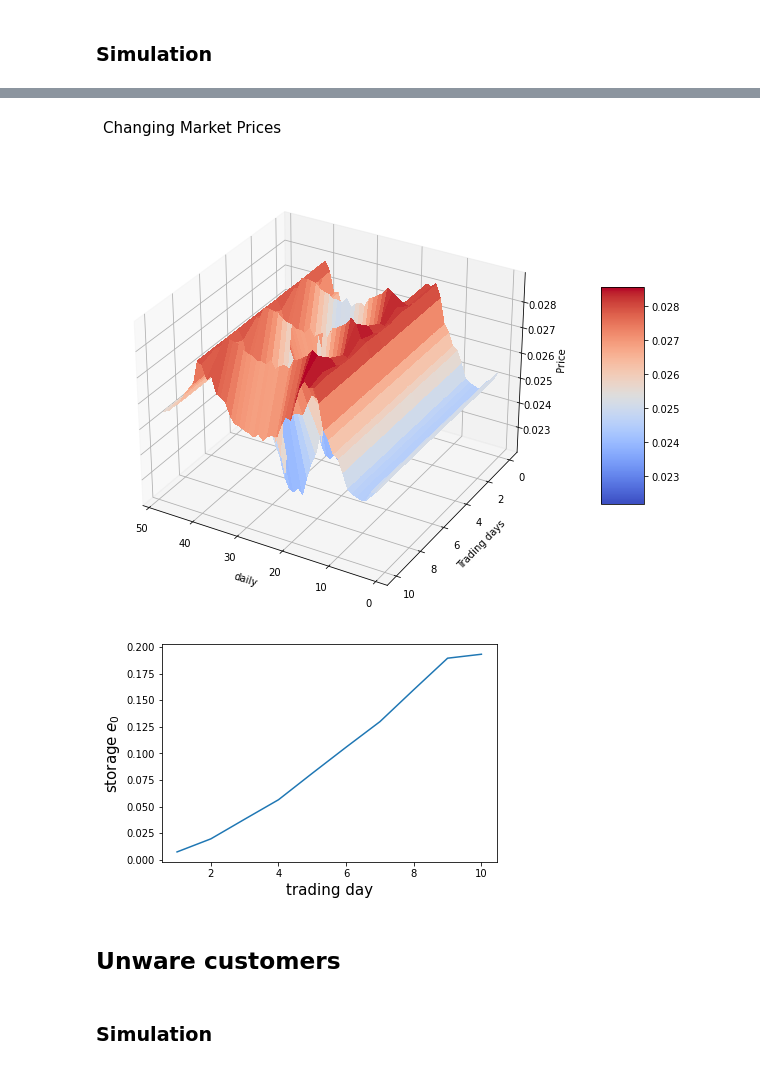
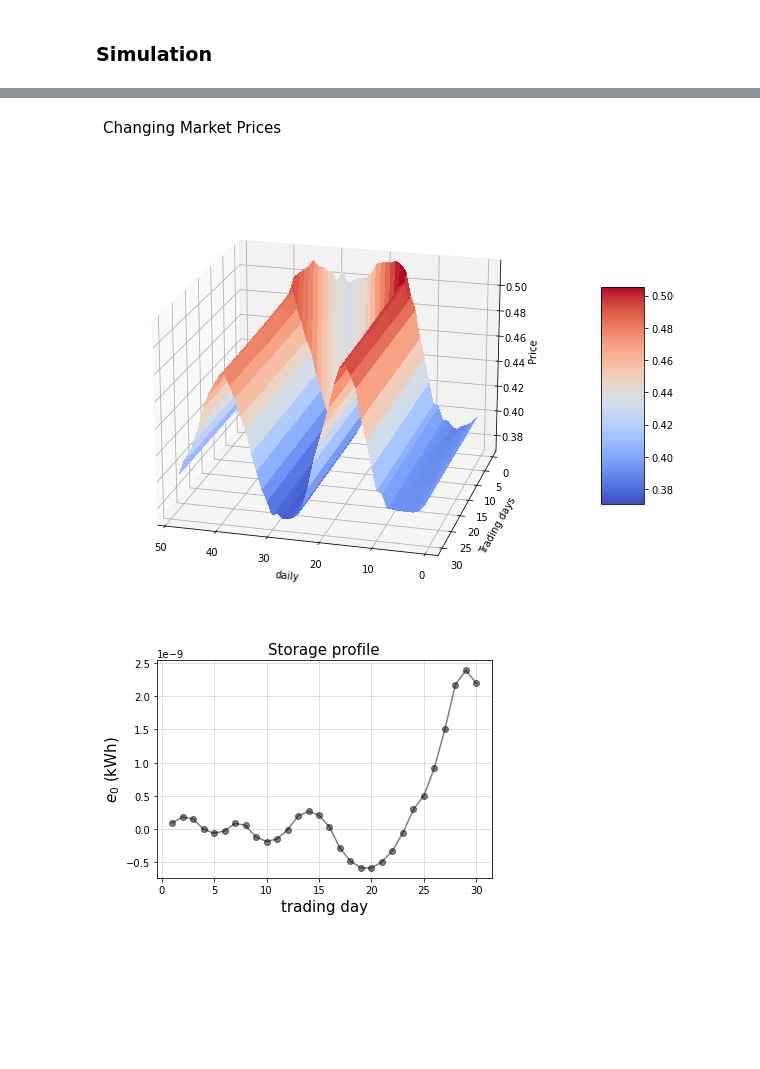
Before and after one commit to rossetl/GT-Smart-Grids, a Jupyter notebook: notebook4.ipynb, the cells around one changed output, grey strips where cells are left out. Drawn from its saved outputs; the diff is of its cells as text; code cells hidden in the pictures; blank space fills up the shorter version.

```diff
--- a/notebook4.ipynb
+++ b/notebook4.ipynb
@@ -174,6 +151,16 @@ l = np.zeros(shape=(n_nodes, T))        # load profiles
 sigma = 0.2
 for i in range(n_nodes):
     l[i, :] = load_curve[(poisson.rvs(mu=2, size=T) + np.arange(T)) % T] + np.random.randn(T)*sigma
+# %%
+# try with another price function
+from scipy.stats import linregress
+y_val = [0.27862, 0.32154]
+x_val = [load_curve[7] * n_nodes, load_curve[20] * n_nodes]
+res = linregress(x_val, y_val)
+intercept = res.intercept
+slope = res.slope
+def market_price(load):
+    return intercept + slope * load * 3
 # %% [markdown]
 ## Aware customers
 # %%
@@ -183,7 +170,7 @@ b_pm = np.zeros(shape=(n_smart, 2*T))                             # charging pro
 b_history = np.ndarray(shape=(0, T))                              # storage profile history
 p_history = np.ndarray(shape=(0, T))                              # price history
 
-p = market_price(l.sum(axis=0) - b_pm[:, T:].sum(axis=0) + b_pm[:, :T].sum(axis=0))
+p = market_price(l.sum(axis=0) - alpha * b_pm[:, T:].sum(axis=0) + b_pm[:, :T].sum(axis=0))
 p_history = np.append(p_history, [p], axis=0)
 u_history = np.ndarray(shape=(0, n_smart))
 x0 = np.zeros(shape=(n_smart, 2*T))
@@ -198,7 +185,7 @@ for d in range(n_days):
     with Parallel(n_jobs=n_smart) as parallel:
         b_opt_list = parallel(delayed(optimize_b)\
                               (u, b_sup, b_inf, p, alpha, e0[n],
-                               e, l[n, :], x0[n], s[weather[d]]) for n in range(n_smart))
+                               e, l[n, :], x0[n], s[weather]) for n in range(n_smart))
     for n in range(n_smart):
         b_opt = np.append(b_opt, [b_opt_list[n]], axis=0)
 
@@ -210,9 +197,9 @@ for d in range(n_days):
     e0 = e0 + b_pm[:, :T].sum() - b_pm[:, T:].sum()
 
     b_history = np.append(b_history, [np.mean(b_pm[:, :T] - b_pm[:, T:], axis=0)], axis=0)
-    p = market_price(l.sum(axis=0) - b_pm[:, T:].sum(axis=0) + b_pm[:, :T].sum(axis=0) - n_smart * s[weather[d]])
+    p = market_price(l.sum(axis=0) - alpha * b_pm[:, T:].sum(axis=0) + b_pm[:, :T].sum(axis=0) - n_smart * s[weather])
     p_history = np.append(p_history, [p], axis=0)
-    u_history = np.append(u_history, [[u(b_pm[n, :], p, l[n, :], s[weather[d]]) for n in range(n_smart)]], axis=0)
+    u_history = np.append(u_history, [[u(b_pm[n, :], p, l[n, :], s[weather]) for n in range(n_smart)]], axis=0)
     t_stop = time.time()
     time_elapsed = round((t_stop - t_start)/60, 2)
     print('completed day {d}/{n_days} in {mins} min'.format(d=d+1, n_days=n_days, mins=time_elapsed))
@@ -241,3 +223,0 @@ array(['sunny', 'sunny', 'rainy', 'sunny', 'cloudy', 'rainy', 'sunny',
-# %%
-b_history = b_history[1:]
-p_history = p_history[1:]
@@ -275,14 +291,16 @@ ax.set_ylabel('Trading days', size=10)
 ax.set_xlabel('daily', size=10)
 ax.set_zlabel('Price', size=10)
 fig.colorbar(surf, shrink=0.5, aspect=5)
-ax.view_init(30, 120)
+ax.view_init(20, 105)
 fig.suptitle('Changing Market Prices', size=15);
 # %% [output]
-[figure, old version]
+[figure, new version]
 # %%
 e0 = np.cumsum(b_history.sum(axis=1))
-plt.plot(np.arange(1,11,1), e0)
-plt.ylabel(r'storage $e_0$', size=15)
+plt.plot(np.arange(1,n_days+1,1), e0, '-o', c='black', alpha=0.5)
+plt.title('Storage profile', size=15)
+plt.ylabel(r'$e_0$ (kWh)', size=15)
 plt.xlabel('trading day', size=15);
+plt.grid(alpha=0.5)
 # %% [output]
-[figure, old version]
+[figure, new version]
@@ -293,2 +306,0 @@ u_aware = u_history.copy()
-# %% [markdown]
-## Unware customers
@@ -306,2 +306,0 @@ x0 = np.zeros(shape=(n_smart, 2*T))
-# %% [markdown]
-### Simulation
```
Also changed, not shown: parts of 25 cells of this notebook, 9 other files.
